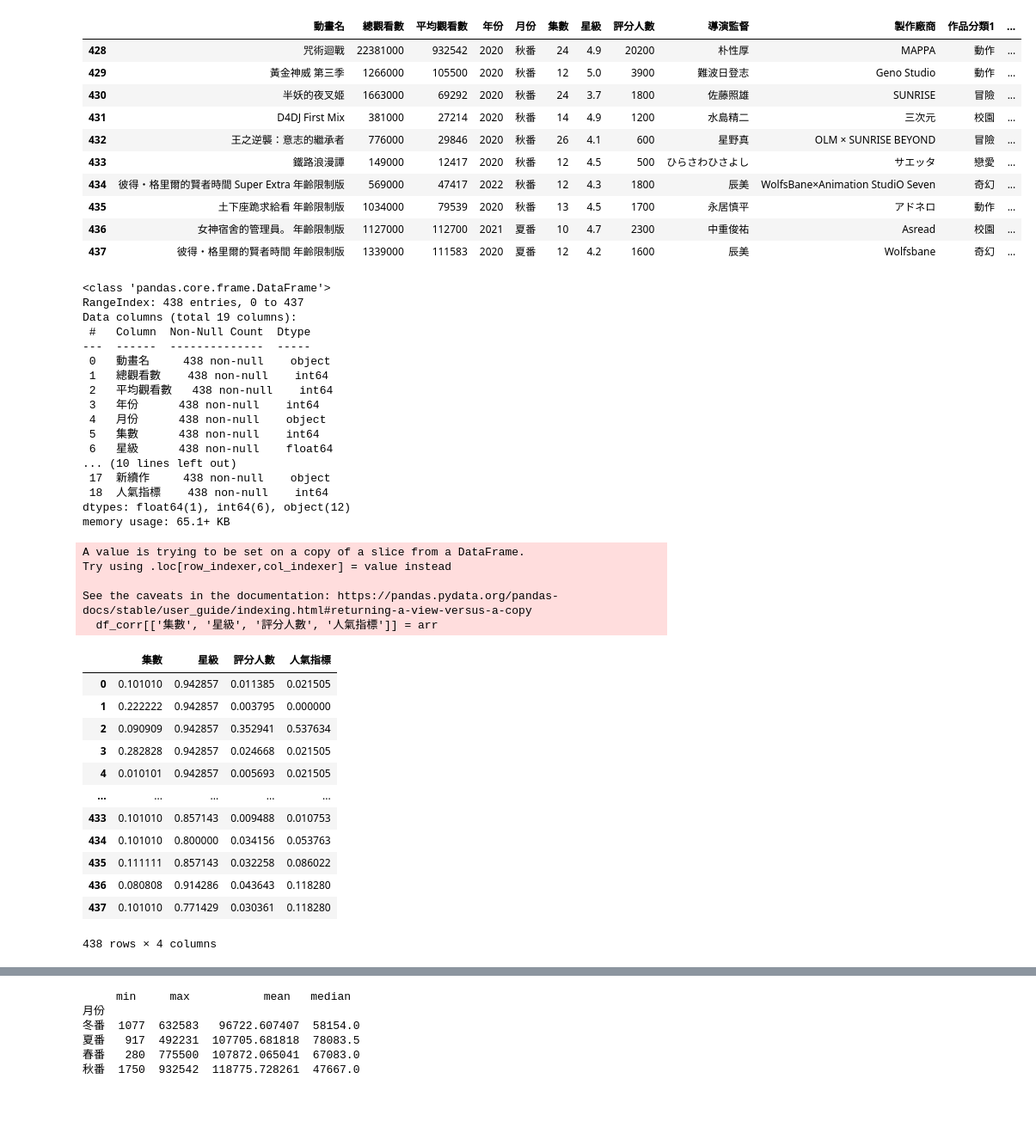
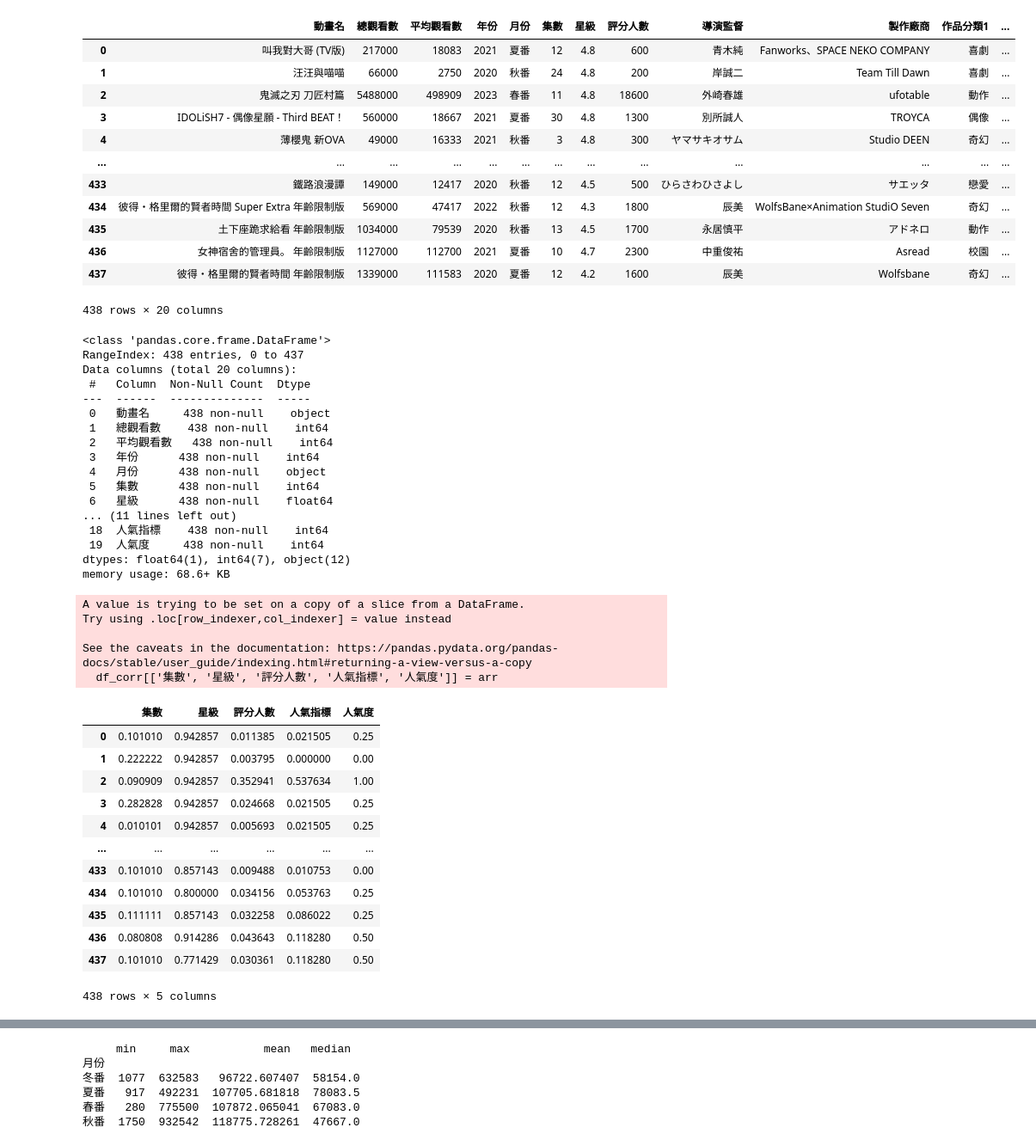
Before and after one commit to hsiaoyt0923/Anime_View_Number_Regression, a Jupyter notebook: visualize.ipynb, the cells around one changed output, grey strips where cells are left out. Shown: that part at 86% size. Saved outputs shown, nothing was run; the diff lists cells and outputs as text; code cells hidden in the pictures; blank space fills up the shorter version.

```diff
--- a/visualize.ipynb
+++ b/visualize.ipynb
@@ -13,30 +13,35 @@ plt.rcParams['axes.unicode_minus'] = False
 sns.set(font=['sans-serif'])
 sns.set_style("whitegrid", {"font.sans-serif": ['Taipei Sans TC Beta']})
 # %%
-df = pd.read_csv('./BaHaMut_7.csv')
+df = pd.read_csv('./datasource/BaHaMut_7.csv')
+# %%
+df_NB = pd.read_csv('./datasource/dataset_for_NaiveBayes.csv')
 # %%
 df['人氣指標'] = round(df['平均觀看數'], ndigits=-4) // 10000
 df['評分人數'] = round(df['評分人數'], ndigits=-2)
+df['人氣度'] = df_NB['人氣度']
 # %%
-df.tail(10)
+df
 # %% [output]
 |  | 動畫名 | 總觀看數 | 平均觀看數 | 年份 | 月份 | 集數 | 星級 | 評分人數 | 導演監督 | 製作廠商 | 作品分類1 | ... |
-| 428 | 咒術迴戰 | 22381000 | 932542 | 2020 | 秋番 | 24 | 4.9 | 20200 | 朴性厚 | MAPPA | 動作 | ... |
-| 429 | 黃金神威 第三季 | 1266000 | 105500 | 2020 | 秋番 | 12 | 5.0 | 3900 | 難波日登志 | Geno Studio | 動作 | ... |
-| 430 | 半妖的夜叉姬 | 1663000 | 69292 | 2020 | 秋番 | 24 | 3.7 | 1800 | 佐藤照雄 | SUNRISE | 冒險 | ... |
-| 431 | D4DJ First Mix | 381000 | 27214 | 2020 | 秋番 | 14 | 4.9 | 1200 | 水島精二 | 三次元 | 校園 | ... |
-| 432 | 王之逆襲：意志的繼承者 | 776000 | 29846 | 2020 | 秋番 | 26 | 4.1 | 600 | 星野真 | OLM × SUNRISE BEYOND | 冒險 | ... |
+| 0 | 叫我對大哥 (TV版) | 217000 | 18083 | 2021 | 夏番 | 12 | 4.8 | 600 | 青木純 | Fanworks、SPACE NEKO COMPANY | 喜劇 | ... |
+| 1 | 汪汪與喵喵 | 66000 | 2750 | 2020 | 秋番 | 24 | 4.8 | 200 | 岸誠二 | Team Till Dawn | 喜劇 | ... |
+| 2 | 鬼滅之刃 刀匠村篇 | 5488000 | 498909 | 2023 | 春番 | 11 | 4.8 | 18600 | 外崎春雄 | ufotable | 動作 | ... |
+| 3 | IDOLiSH7 - 偶像星願 - Third BEAT！ | 560000 | 18667 | 2021 | 夏番 | 30 | 4.8 | 1300 | 別所誠人 | TROYCA | 偶像 | ... |
+| 4 | 薄櫻鬼 新OVA | 49000 | 16333 | 2021 | 秋番 | 3 | 4.8 | 300 | ヤマサキオサム | Studio DEEN | 奇幻 | ... |
+| ... | ... | ... | ... | ... | ... | ... | ... | ... | ... | ... | ... | ... |
 | 433 | 鐵路浪漫譚 | 149000 | 12417 | 2020 | 秋番 | 12 | 4.5 | 500 | ひらさわひさよし | サエッタ | 戀愛 | ... |
 | 434 | 彼得・格里爾的賢者時間 Super Extra 年齡限制版 | 569000 | 47417 | 2022 | 秋番 | 12 | 4.3 | 1800 | 辰美 | WolfsBane×Animation StudiO Seven | 奇幻 | ... |
 | 435 | 土下座跪求給看 年齡限制版 | 1034000 | 79539 | 2020 | 秋番 | 13 | 4.5 | 1700 | 永居慎平 | アドネロ | 動作 | ... |
 | 436 | 女神宿舍的管理員。 年齡限制版 | 1127000 | 112700 | 2021 | 夏番 | 10 | 4.7 | 2300 | 中重俊祐 | Asread | 校園 | ... |
 | 437 | 彼得・格里爾的賢者時間 年齡限制版 | 1339000 | 111583 | 2020 | 夏番 | 12 | 4.2 | 1600 | 辰美 | Wolfsbane | 奇幻 | ... |
+438 rows × 20 columns
 # %%
 df.info()
 # %% [output]
 <class 'pandas.core.frame.DataFrame'>
 RangeIndex: 438 entries, 0 to 437
-Data columns (total 19 columns):
+Data columns (total 20 columns):
  #   Column  Non-Null Count  Dtype
 ---  ------  --------------  -----
  0   動畫名     438 non-null    object
@@ -46,35 +51,35 @@ Data columns (total 19 columns):
  4   月份      438 non-null    object
  5   集數      438 non-null    int64
  6   星級      438 non-null    float64
-... (10 lines left out)
- 17  新續作     438 non-null    object
+... (11 lines left out)
  18  人氣指標    438 non-null    int64
-dtypes: float64(1), int64(6), object(12)
-memory usage: 65.1+ KB
+ 19  人氣度     438 non-null    int64
+dtypes: float64(1), int64(7), object(12)
+memory usage: 68.6+ KB
 # %%
 from sklearn.preprocessing import MinMaxScaler
 std = MinMaxScaler()
-df_corr = df[['集數', '星級', '評分人數', '人氣指標']]
+df_corr = df[['集數', '星級', '評分人數', '人氣指標', '人氣度']]
 arr = std.fit_transform(df_corr)
-df_corr[['集數', '星級', '評分人數', '人氣指標']] = arr
+df_corr[['集數', '星級', '評分人數', '人氣指標', '人氣度']] = arr
 df_corr
 # %% [output]
 A value is trying to be set on a copy of a slice from a DataFrame.
 Try using .loc[row_indexer,col_indexer] = value instead
 
 See the caveats in the documentation: https://pandas.pydata.org/pandas-docs/stable/user_guide/indexing.html#returning-a-view-versus-a-copy
-  df_corr[['集數', '星級', '評分人數', '人氣指標']] = arr
+  df_corr[['集數', '星級', '評分人數', '人氣指標', '人氣度']] = arr
-|  | 集數 | 星級 | 評分人數 | 人氣指標 |
-| 0 | 0.101010 | 0.942857 | 0.011385 | 0.021505 |
-| 1 | 0.222222 | 0.942857 | 0.003795 | 0.000000 |
-| 2 | 0.090909 | 0.942857 | 0.352941 | 0.537634 |
-| 3 | 0.282828 | 0.942857 | 0.024668 | 0.021505 |
-| 4 | 0.010101 | 0.942857 | 0.005693 | 0.021505 |
-| ... | ... | ... | ... | ... |
-| 433 | 0.101010 | 0.857143 | 0.009488 | 0.010753 |
-| 434 | 0.101010 | 0.800000 | 0.034156 | 0.053763 |
-| 435 | 0.111111 | 0.857143 | 0.032258 | 0.086022 |
-| 436 | 0.080808 | 0.914286 | 0.043643 | 0.118280 |
-| 437 | 0.101010 | 0.771429 | 0.030361 | 0.118280 |
+|  | 集數 | 星級 | 評分人數 | 人氣指標 | 人氣度 |
+| 0 | 0.101010 | 0.942857 | 0.011385 | 0.021505 | 0.25 |
+| 1 | 0.222222 | 0.942857 | 0.003795 | 0.000000 | 0.00 |
+| 2 | 0.090909 | 0.942857 | 0.352941 | 0.537634 | 1.00 |
+| 3 | 0.282828 | 0.942857 | 0.024668 | 0.021505 | 0.25 |
+| 4 | 0.010101 | 0.942857 | 0.005693 | 0.021505 | 0.25 |
+| ... | ... | ... | ... | ... | ... |
+| 433 | 0.101010 | 0.857143 | 0.009488 | 0.010753 | 0.00 |
+| 434 | 0.101010 | 0.800000 | 0.034156 | 0.053763 | 0.25 |
+| 435 | 0.111111 | 0.857143 | 0.032258 | 0.086022 | 0.25 |
+| 436 | 0.080808 | 0.914286 | 0.043643 | 0.118280 | 0.50 |
+| 437 | 0.101010 | 0.771429 | 0.030361 | 0.118280 | 0.50 |
-438 rows × 4 columns
+438 rows × 5 columns
 # %%
```
Also changed, not shown: parts of 5 cells of this notebook.
